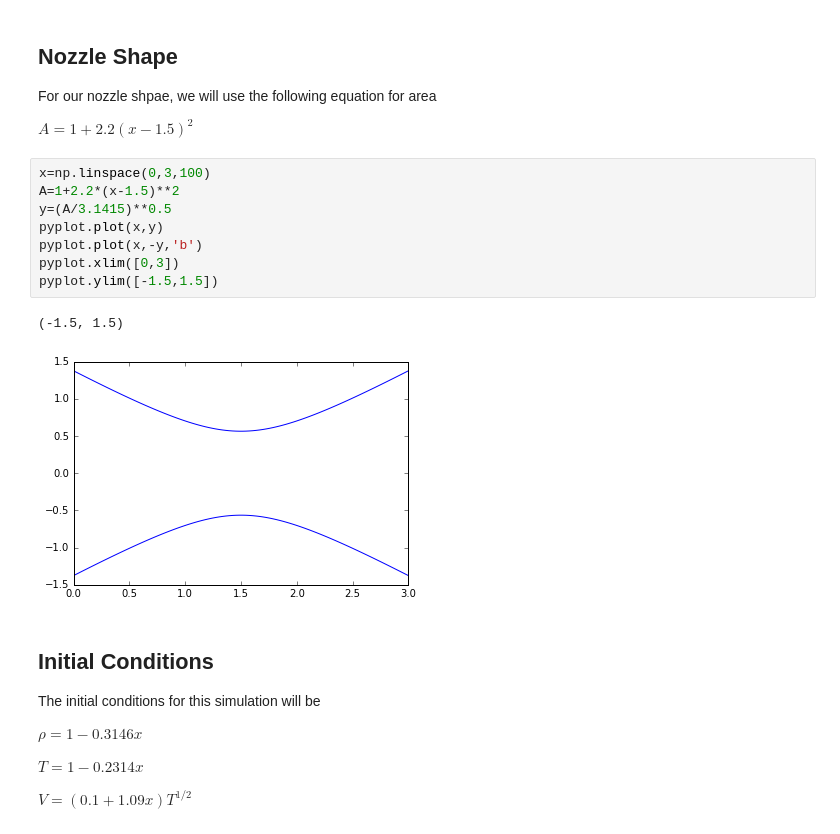
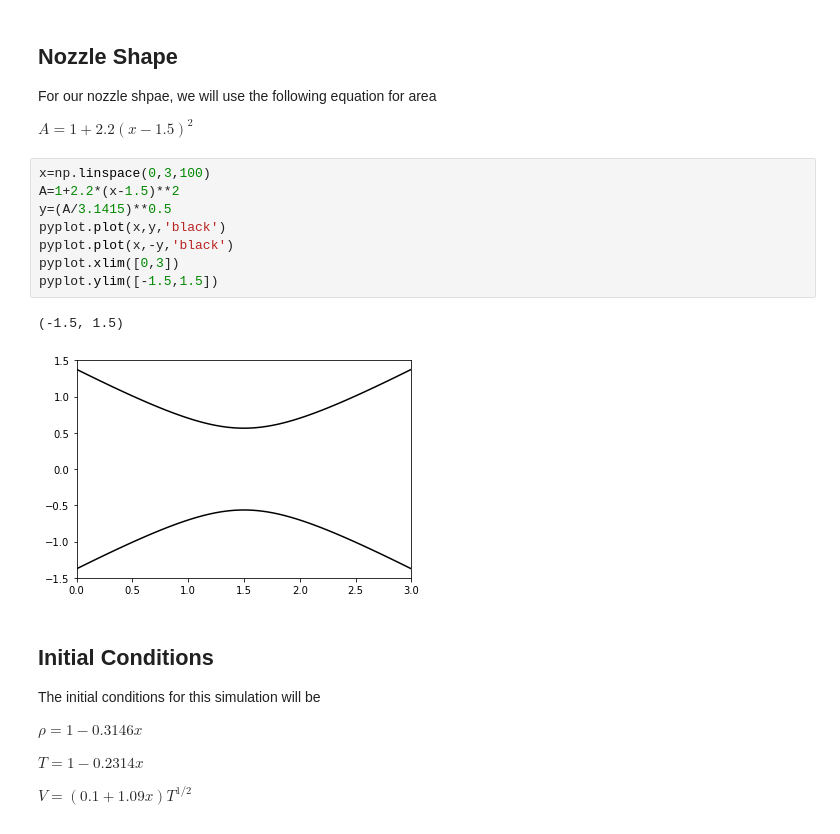
Before and after one commit to bjreddish/CFD, a Jupyter notebook: nozzleFlow/nozzleFlowCFD.ipynb, the cells around one changed output. Cells and saved outputs as stored; diff of their text form.

```diff
--- a/nozzleFlow/nozzleFlowCFD.ipynb
+++ b/nozzleFlow/nozzleFlowCFD.ipynb
@@ -410,14 +412,14 @@ $A = 1+2.2(x-1.5)^2$
 # %%
 x=np.linspace(0,3,100)
 A=1+2.2*(x-1.5)**2
 y=(A/3.1415)**0.5
-pyplot.plot(x,y)
-pyplot.plot(x,-y,'b')
+pyplot.plot(x,y,'black')
+pyplot.plot(x,-y,'black')
 pyplot.xlim([0,3])
 pyplot.ylim([-1.5,1.5])
 # %% [output]
 (-1.5, 1.5)
-[figure, old version]
+[figure, new version]
 # %% [markdown]
 ## Initial Conditions
 
```
Also changed, not shown: parts of 13 cells of this notebook.
